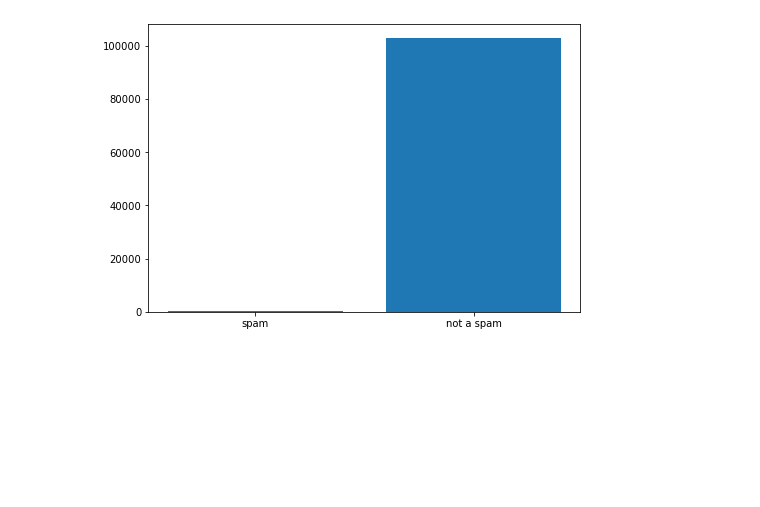
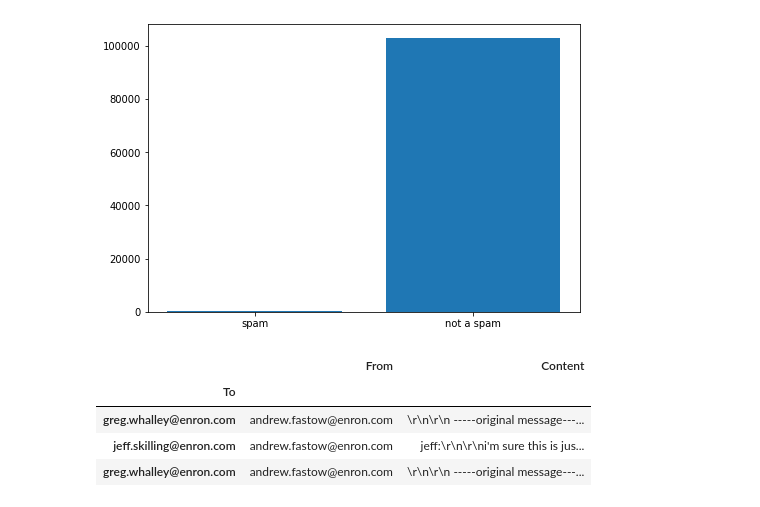
Before and after one commit to Aayu231/Intent-Analysis_on_the_Enron-Dataset, a Jupyter notebook: code.ipynb, the cells around one changed output. Cells and saved outputs as stored; diff of their text form; code cells hidden in the pictures; blank space fills up the shorter version.

```diff
--- a/code.ipynb
+++ b/code.ipynb
@@ -150,0 +165,11 @@ plt.show()
+# %%
+emails_from_andrew = pd.read_csv('./dataset/andrew_sent.csv')
+pd.DataFrame.reset_index(emails_from_andrew)
+emails_from_andrew.set_index('To', inplace=True)
+emails_from_andrew
+# %% [output]
+|  | From | Content |
+| To |  |  |
+| greg.whalley@enron.com | andrew.fastow@enron.com | \r\n\r\n -----original message---... |
+| jeff.skilling@enron.com | andrew.fastow@enron.com | jeff:\r\n\r\ni'm sure this is jus... |
+| greg.whalley@enron.com | andrew.fastow@enron.com | \r\n\r\n -----original message---... |
```
Also changed, not shown: parts of 17 cells of this notebook.
